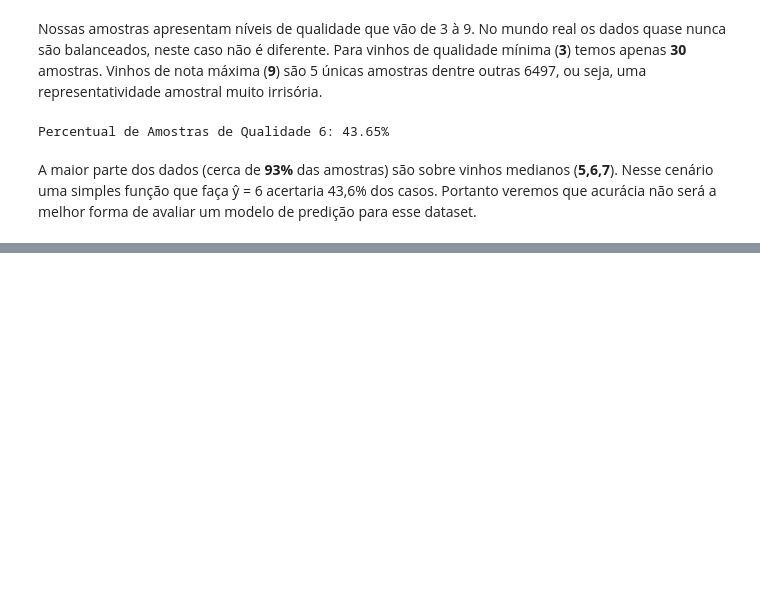
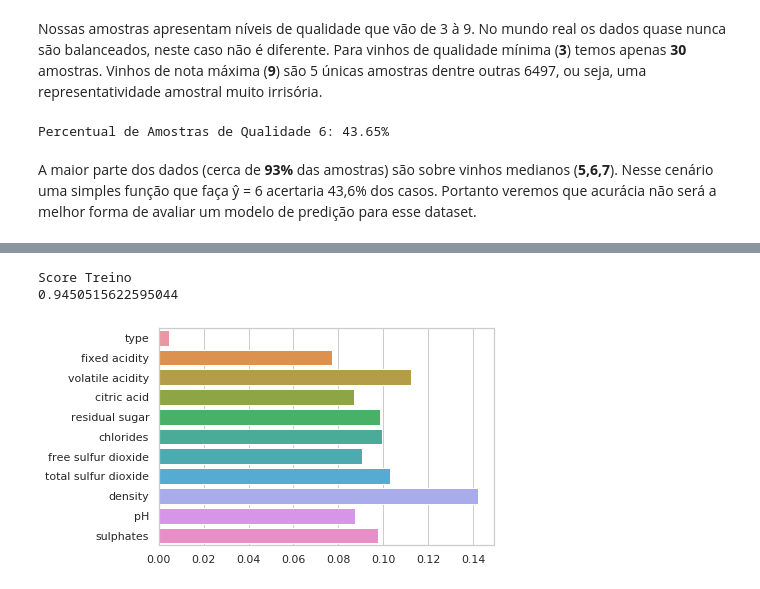
Before and after one commit to ebertolo/wine-quality, a Jupyter notebook: wine-quality-analysis.ipynb, the cells around one changed output, grey strips where cells are left out. Cells and saved outputs as stored; diff of their text form; code cells hidden in the pictures; blank space fills up the shorter version.

```diff
--- a/wine-quality-analysis.ipynb
+++ b/wine-quality-analysis.ipynb
@@ -75,0 +157,8 @@ plt.show()
+# %%
+# Algumas bibliotecas do sckit
+from sklearn.model_selection import train_test_split
+from sklearn.ensemble import RandomForestClassifier
+
+#Aqui dividimos o dataframe em features e na target
+features_name = list(df_wine.columns[:-2])
+features_name
@@ -75,0 +177,3 @@ plt.show()
+# %%
+x_features = df_wine[features_name].to_numpy()
+y_hat = df_wine[df_wine.columns[-1]].to_numpy()
@@ -75,0 +187,5 @@ plt.show()
+# %%
+rf_clf = RandomForestClassifier(random_state=42, n_estimators=100, max_depth=13)
+# %%
+#Treino
+rf_clf.fit(x_features, y_hat)
@@ -75,0 +201,10 @@ plt.show()
+# %%
+print("Score Treino")
+print(rf_clf.score(x_features, y_hat))
+# %% [output]
+Score Treino
+0.9450515622595044
+# %%
+sns.barplot(rf_clf.feature_importances_, features_name);
+# %% [output]
+[figure, added]
```
Also changed, not shown: parts of 24 cells of this notebook.
